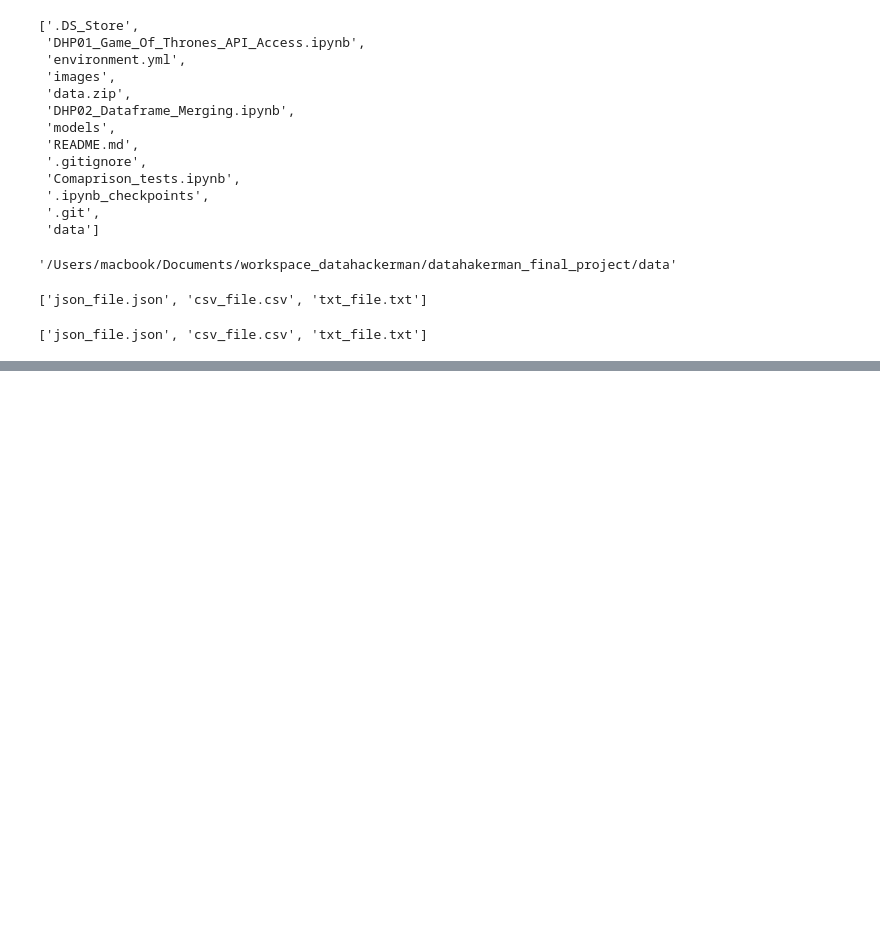
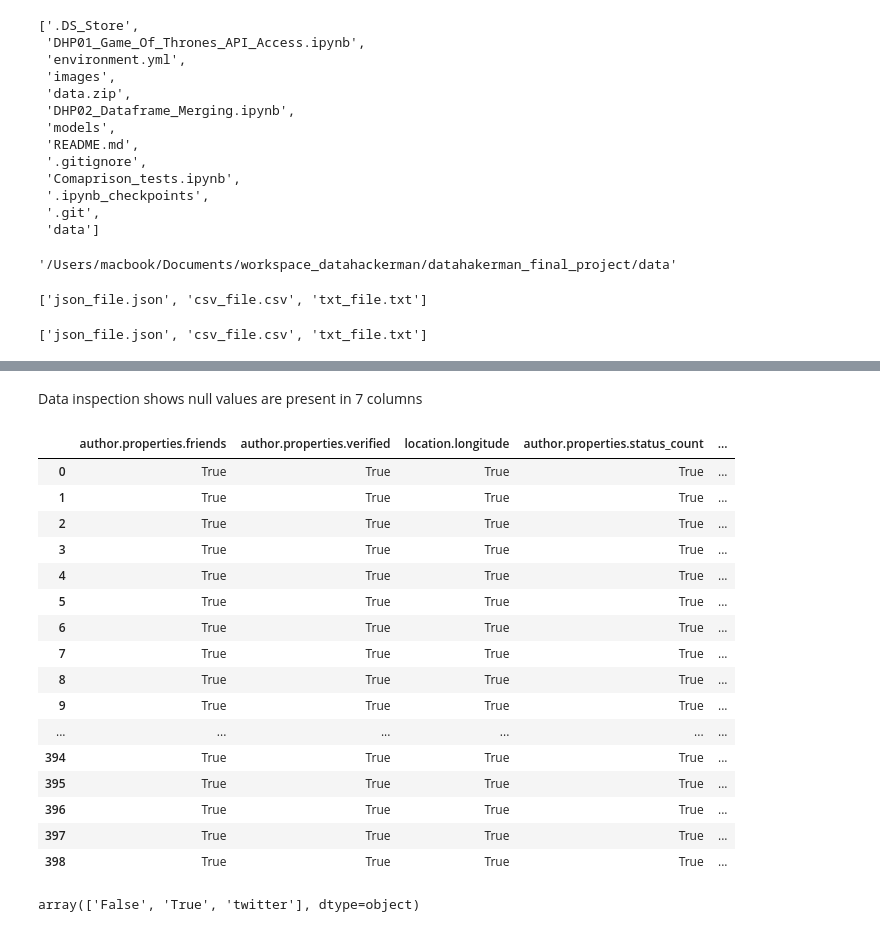
Before and after one commit to gkadeoti/datahakerman_final_project, a Jupyter notebook: DHP02_Dataframe_Merging.ipynb, the cells around one changed output, grey strips where cells are left out. Saved outputs shown, nothing was run; the diff lists cells and outputs as text; code cells hidden in the pictures; blank space fills up the shorter version.

Commit message:
modified nb - data inspection+csv_data_adjustment

```diff
--- a/DHP02_Dataframe_Merging.ipynb
+++ b/DHP02_Dataframe_Merging.ipynb
@@ -53,0 +107,2 @@ files_list
+# %%
+txt_data = pd.read_csv(os.path.join(main_path, files_list[2]),delimiter=",")
@@ -53,0 +137,22 @@ files_list
+# %% [markdown]
+Data inspection shows null values are present in 7 columns
+# %%
+txt_data.notna()
+# %% [output]
+|  | author.properties.friends | author.properties.verified | location.longitude | author.properties.status_count | ... |
+| 0 | True | True | True | True | ... |
+| 1 | True | True | True | True | ... |
+| 2 | True | True | True | True | ... |
+| 3 | True | True | True | True | ... |
+| 4 | True | True | True | True | ... |
+| 5 | True | True | True | True | ... |
+| 6 | True | True | True | True | ... |
+| 7 | True | True | True | True | ... |
+| 8 | True | True | True | True | ... |
+| 9 | True | True | True | True | ... |
+| ... | ... | ... | ... | ... | ... |
+| 394 | True | True | True | True | ... |
+| 395 | True | True | True | True | ... |
+| 396 | True | True | True | True | ... |
+| 397 | True | True | True | True | ... |
+| 398 | True | True | True | True | ... |
@@ -53,0 +161,4 @@ files_list
+# %%
+txt_data["author.properties.verified"].unique()
+# %% [output]
+array(['False', 'True', 'twitter'], dtype=object)
```
Also changed, not shown: parts of 10 cells of this notebook, 2 other files.
